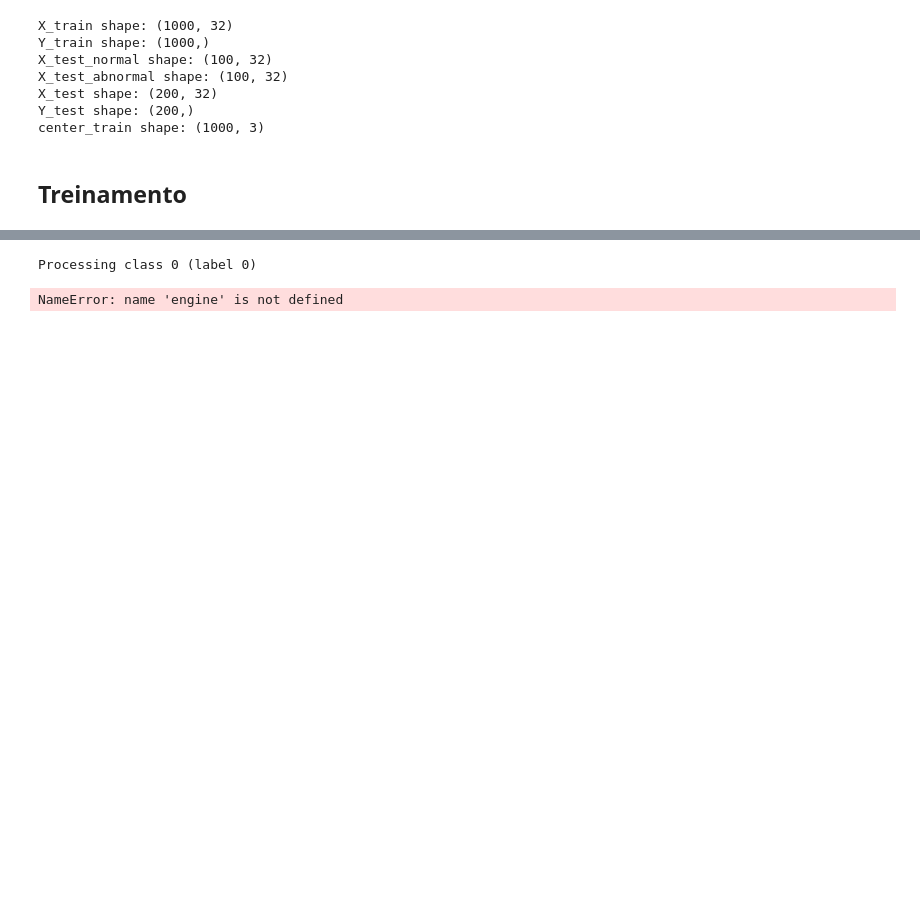
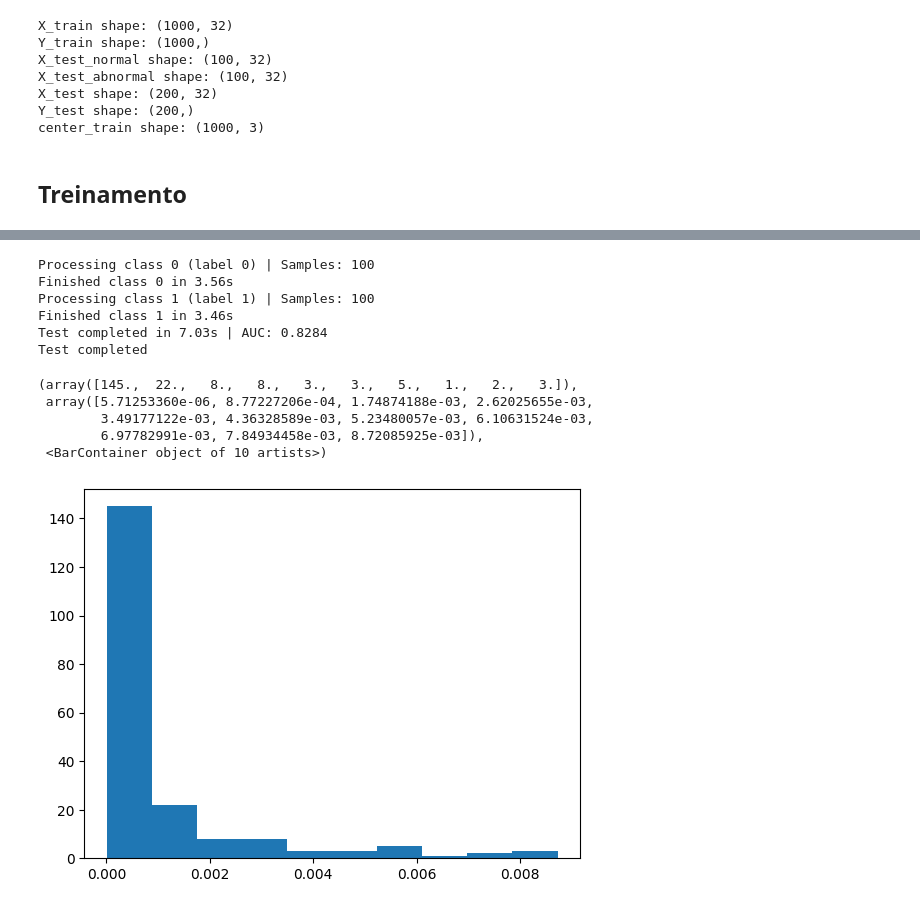
Before and after one commit to quantum-cesar-lab/HE-Quantum-Anomaly-Detection, a Jupyter notebook: notebooks/data_visualization.ipynb, the cells around one changed output, grey strips where cells are left out. Cells and saved outputs as stored; diff of their text form; code cells hidden in the pictures; blank space fills up the shorter version.

```diff
--- a/notebooks/data_visualization.ipynb
+++ b/notebooks/data_visualization.ipynb
@@ -10,7 +9,7 @@ from scr.qsvdd_core.model import circuit_training
 ## Constantes
 # %%
 dataset = 'fraud'
-ntrain = 0 ; latent_dim = 3
+n_train = 0 ; latent_dim = 3
 num_params_conv = 45
 cost_func = 'svdd'
 steps = 500
@@ -233,56 +233,19 @@ def radius(data, center):
 # %%
-import time
-import numpy as np
-import random
-from sklearn.metrics import roc_curve, roc_auc_score
-from scr.qsvdd_core.engine import  QuantumEngine
-
-trained_params = est_params
-y_true = []
-y_pred = []
-
-def test(ntrain, latent_dim):
-    start_time = time.time()
-    y_true.clear()
-    y_pred.clear()
-
-    for i in range(2):
-        step_start_time = time.time()
-
-        # Filtra os dados da classe i no seu dataset de teste
-        filter_idx = np.where(Y_test == i)[0] # Garante que pega os índices corretamente
-        test_data = X_test[filter_idx]
-
-        label = 0 if i == ntrain else 1
-        print(f"Processing class {i} (label {label}) | Samples: {len(test_data)}")
-
-        # Execução das predições usando a Engine
-        # Nota: dependendo do tamanho de test_data, isso pode demorar.
-        pred = np.asarray([engine.quantum_circuit(x, trained_params) for x in test_data])
-
-        # Cálculo da distância para o centro (Lógica QSVDD)
-        for j in range(len(pred)):
-            # Garanta que center_train seja um array com o mesmo shape de pred[j]
-            diff = pred[j] - center_train
-            dist = np.mean(diff**2)
-
-            y_pred.append(dist)
-            y_true.append(label)
-
-        step_end_time = time.time()
-        print(f"Finished class {i} in {step_end_time - step_start_time:.2f}s")
-
-    # Cálculo das métricas finais
-    auc = roc_auc_score(y_true, y_pred)
-    fpr, tpr, _ = roc_curve(y_true, y_pred)
-
-    end_time = time.time()
-    print(f"Test completed in {end_time - start_time:.2f}s | AUC: {auc:.4f}")
-
-    return auc, y_pred, y_true, fpr, tpr # Removido o return duplicado
-
-auc, y_pred, y_true, fpr, tpr = test(ntrain, latent_dim)
+auc, y_pred, y_true, fpr, tpr = test(n_train, X_test, Y_test, est_params, center_train)
 print("Test completed")
 # %% [output]
-Processing class 0 (label 0)
+Processing class 0 (label 0) | Samples: 100
+Finished class 0 in 3.56s
+Processing class 1 (label 1) | Samples: 100
+Finished class 1 in 3.46s
+Test completed in 7.03s | AUC: 0.8284
+Test completed
-NameError: name 'engine' is not defined
+# %%
+plt.hist(y_pred)
+# %% [output]
+(array([145.,  22.,   8.,   8.,   3.,   3.,   5.,   1.,   2.,   3.]),
+ array([5.71253360e-06, 8.77227206e-04, 1.74874188e-03, 2.62025655e-03,
+        3.49177122e-03, 4.36328589e-03, 5.23480057e-03, 6.10631524e-03,
+        6.97782991e-03, 7.84934458e-03, 8.72085925e-03]),
+ <BarContainer object of 10 artists>)
+[figure, added]
```
Also changed, not shown: parts of 7 cells of this notebook, 5 other files.
